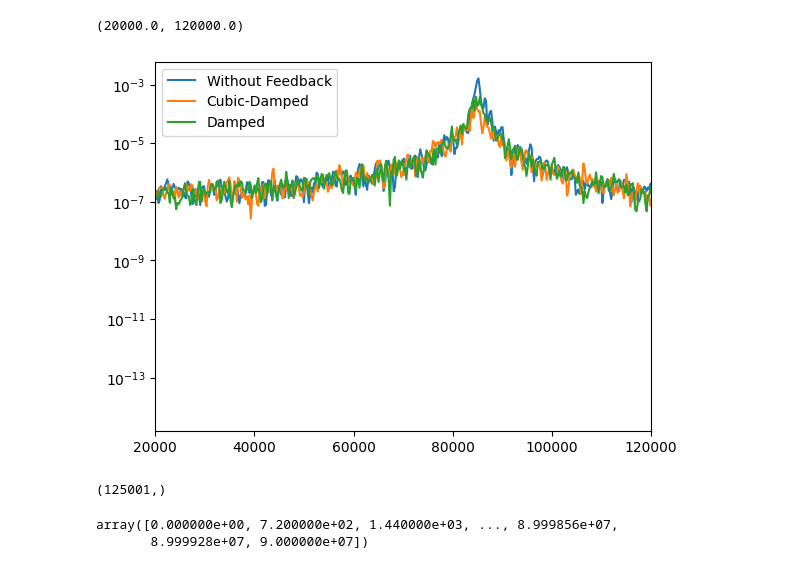
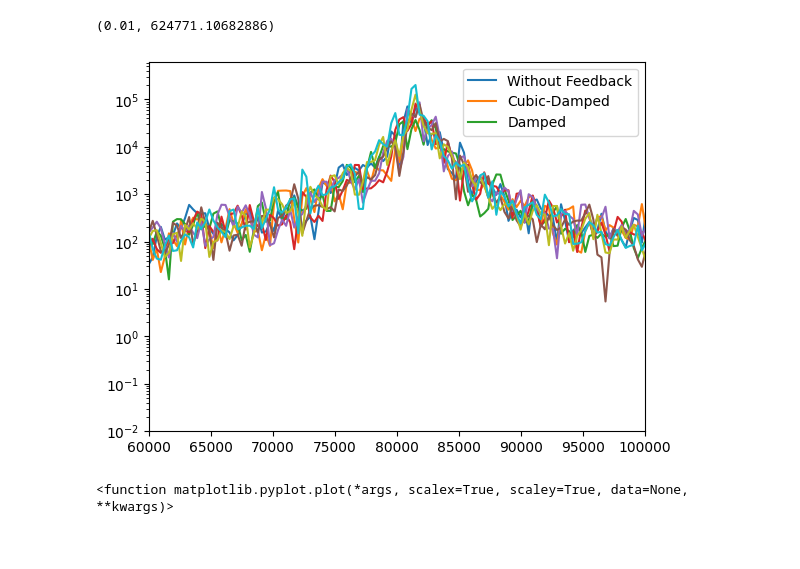
Before and after one commit to QuantumAdventures/non-linearity-experiment, a Jupyter notebook: notebooks/1. Simulation Dynamics.ipynb, the cells around one changed output. Drawn from its saved outputs; the diff is of its cells as text; code cells hidden in the pictures.

Commit message:
feat: fix in simulation

```diff
--- a/notebooks/1. Simulation Dynamics.ipynb
+++ b/notebooks/1. Simulation Dynamics.ipynb
@@ -33,10 +68,8 @@ def sine_force(states, t, **kwargs):
 # %%
 def simulation(env, t, force=None, delay=40, std_detection=1, **kwargs):
-    states = np.array([[5],[0.]])
+    states = np.array([[0],[0.]])
     N = t.shape[0]
     new_states = np.zeros((N,2))
-    measured_states = np.zeros((N, 2))
-
     for i in range(t.shape[0]):
         new_states[i,:] = states[:,0]
         if delay <= i:
@@ -46,7 +79,6 @@ def simulation(env, t, force=None, delay=40, std_detection=1, **kwargs):
                 control = force(new_states[i-delay,:], t[i], **kwargs)
         else:
             control = 0
-#        measured_states[i, :] = states[:, 0] + std_detection*np.random.normal()
         states = env.step(states, control=control, delta_t=delta_t)
     return new_states
 # %%
@@ -55,12 +87,16 @@ states = np.zeros((N, M))
 for i in tqdm(range(M)):
     states[:,i] = simulation(env, t)[:,0]
 # %%
-M = 1
+M = 5
 cubic_states = np.zeros((N, M))
 for i in tqdm(range(M)):
-    cubic_states[:,i] = simulation(env, t, force=cubic_force, delay=100, gain=1e4)[:,0]
+    cubic_states[:,i] = simulation(env, t, force=cubic_force, delay=0, gain=(3e5*(env.zp_x**3)/env.zp_p))[:,0]
 # %%
-M = 5
-damped_states = np.zeros((N, M))
-for i in tqdm(range(M)):
-    damped_states[:,i] = simulation(env, t, force=linear_force, delay=100, gain=0.75e4)[:,0]
+M = 10
+damped_delays = {i: [] for i in range(100, 1010, 100)}
+for delay in damped_delays.keys():
+    print(delay)
+    damped_states = np.zeros((N, M))
+    for i in tqdm(range(M)):
+        damped_states[:,i] = simulation(env, t, force=cubic_force, delay=delay, gain=(3e5*(env.zp_x**3)/env.zp_p))[:,0]
+    damped_delays[delay] = damped_states
@@ -74,30 +115,34 @@ plt.plot(damped_states[:,0])
 def psd(traces, delta_t):
     pxxs = []
     for i in range(traces.shape[1]):
-        freq, pxx = sn.welch(traces[:,0], fs=1/delta_t, window='hamming', nperseg=int(traces.shape[0]/3))
+        freq, pxx = sn.welch(traces[:,0], fs=1/delta_t, window='hamming', nperseg=int(traces.shape[0]/2))
         pxxs.append(pxx)
     return freq, np.array(pxxs).mean(axis=0)
 # %%
 #freq, pxx = psd(states, delta_t)
 freq, pxx = psd(states, delta_t)
 freq_c, cubic_pxx = psd(cubic_states, delta_t)
-freq_d, damped_pxx = psd(damped_states, delta_t)
+damped_pxxs = {i: []for i in range(100, 1010, 100)}
+for i in damped_pxxs.keys():
+    freq_d, damped_pxx = psd(damped_delays[i], delta_t)
+    damped_pxxs[i] = {'freq': freq_d, 'psd': damped_pxx}
+    plt.semilogy(freq_d, damped_pxx)
 #plt.semilogy(freq, pxx)
-plt.semilogy(freq, pxx)
-plt.semilogy(freq_c, cubic_pxx)
-plt.semilogy(freq_d, damped_pxx)
+#plt.semilogy(freq, pxx)
+#plt.semilogy(freq_c, cubic_pxx)
+#plt.semilogy(freq_d, damped_pxx)
 plt.legend(['Without Feedback','Cubic-Damped', 'Damped'])
-plt.xlim([2e4, 1.2e5])
-#plt.ylim([1e-9, 4*max(pxx)])
+plt.xlim([6e4, 1.0e5])
+plt.ylim([1e-2, 4*max(pxx)])
 # %% [output]
-(20000.0, 120000.0)
+(0.01, 624771.10682886)
-[figure, old version]
+[figure, new version]
 # %%
-sn.periodogram(states[:, 0], delta_t)[1].shape
+plt.plot
 # %% [output]
-(125001,)
+<function matplotlib.pyplot.plot(*args, scalex=True, scaley=True, data=None, **kwargs)>
 # %%
-freq
+delays, areas = [], []
+for key in damped_pxxs.keys():
+    areas.append(damped_pxxs[key]['psd'].sum()/pxx.sum())
+    delays.append(key*delta_t)
-# %% [output]
-array([0.000000e+00, 7.200000e+02, 1.440000e+03, ..., 8.999856e+07,
-       8.999928e+07, 9.000000e+07])
```
Also changed, not shown: parts of 12 cells of this notebook, 2 other files.
